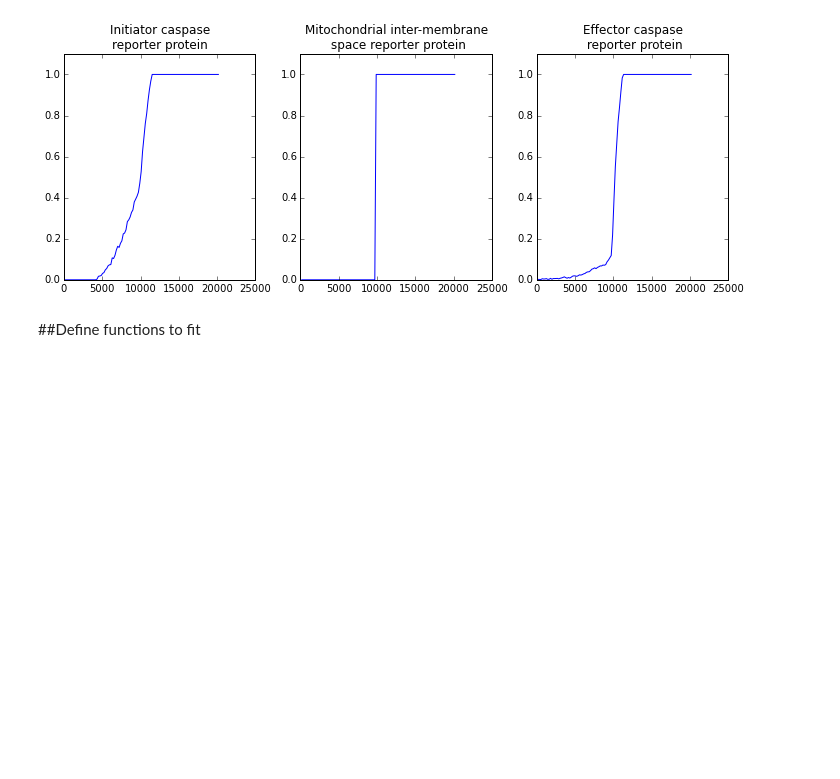
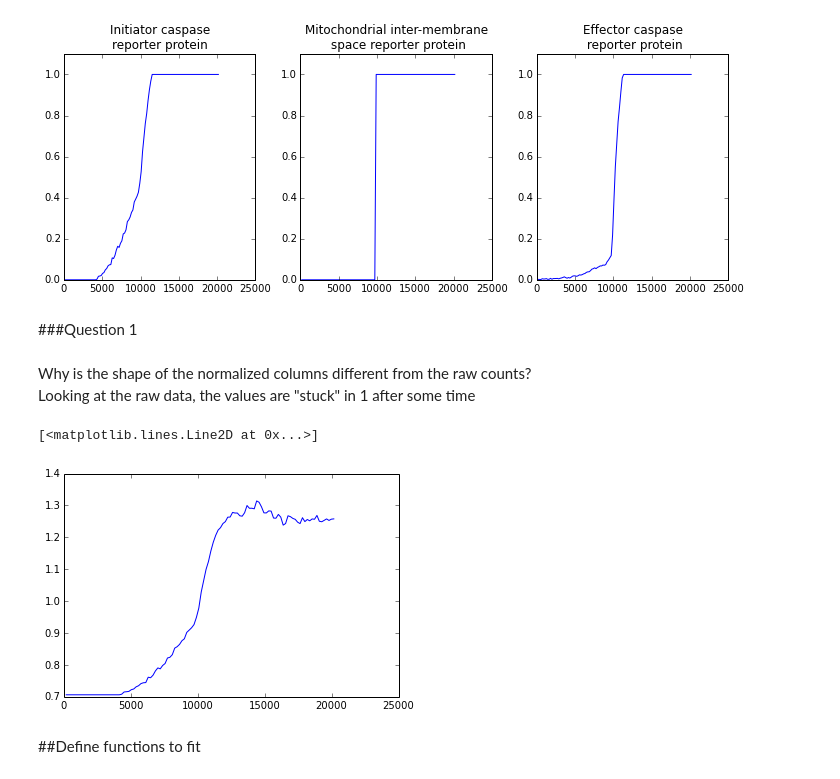
Before and after one commit to ortega2247/qsb, a Jupyter notebook: qsb.ipynb, the cells around one changed output. Drawn from its saved outputs; the diff is of its cells as text; code cells hidden in the pictures; blank space fills up the shorter version.

```diff
--- a/qsb.ipynb
+++ b/qsb.ipynb
@@ -76,6 +70,16 @@ ec_ax.set_title("Effector caspase\n reporter protein")
 fig.tight_layout()
 # %% [output]
 [figure]
+# %% [markdown]
+###Question 1
+# %% [markdown]
+Why is the shape of the normalized columns different from the raw counts?
+Looking at the raw data, the values are "stuck" in 1 after some time
+# %%
+plt.plot(time,raw_data['IC-RP'])
+# %% [output]
+[<matplotlib.lines.Line2D at 0x...>]
+[figure, added]
 # %% [markdown]
 ##Define functions to fit
 # %%
```
Also changed, not shown: parts of 26 cells of this notebook.
